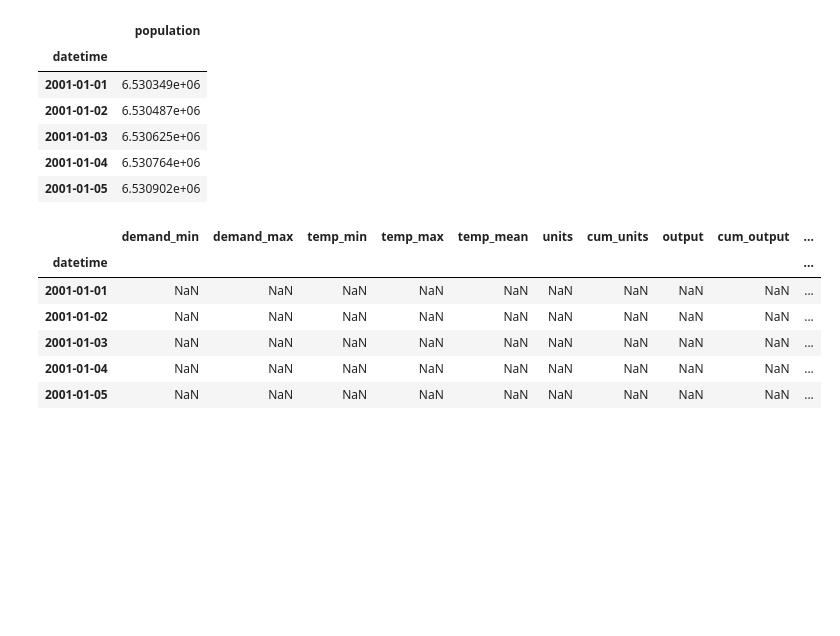
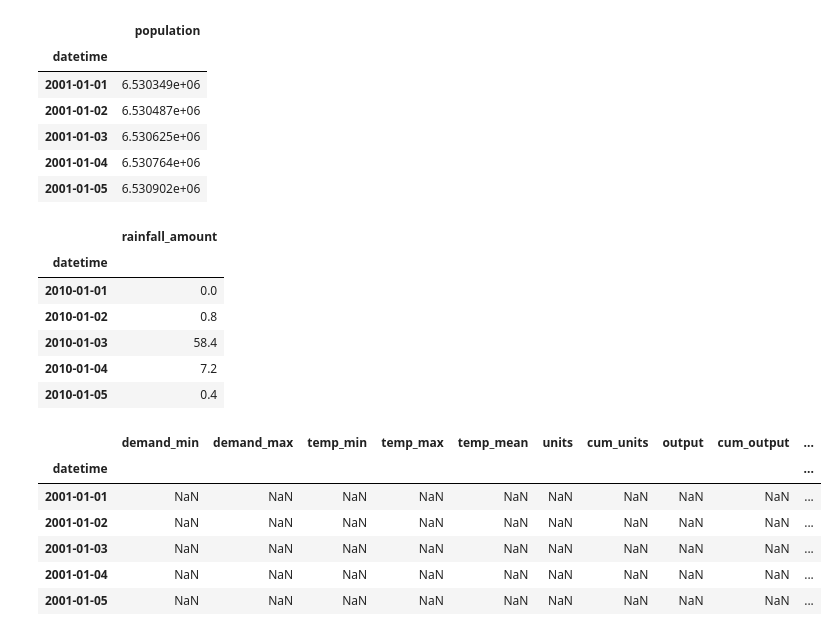
Before and after one commit to dmc-au/Team-A---Impacts-of-Household-PV-on-Grid-Demand, a Jupyter notebook: src/Modelling_1.ipynb, the cells around one changed output. Cells and saved outputs as stored; diff of their text form; code cells hidden in the pictures; blank space fills up the shorter version.

```diff
--- a/src/Modelling_1.ipynb
+++ b/src/Modelling_1.ipynb
@@ -83,6 +83,22 @@ pop_df.head()
 | 2001-01-03 | 6.530625e+06 |
 | 2001-01-04 | 6.530764e+06 |
 | 2001-01-05 | 6.530902e+06 |
+# %%
+# Import rain data
+rain_df = pd.read_csv('C:/Users/AUZL503978/Desktop/UNSW/2023_H2_ZZSC9020/data/all_data_rain.csv', header=0)
+rain_df['datetime'] = pd.to_datetime(rain_df['datetime'], format='%d/%m/%Y')
+rain_df = rain_df[["datetime", "rainfall_amount"]]
+rain_df.index = rain_df["datetime"]
+rain_df = rain_df.drop("datetime", axis=1)
+rain_df.head()
+# %% [output]
+|  | rainfall_amount |
+| datetime |  |
+| 2010-01-01 | 0.0 |
+| 2010-01-02 | 0.8 |
+| 2010-01-03 | 58.4 |
+| 2010-01-04 | 7.2 |
+| 2010-01-05 | 0.4 |
 # %%
 # Merge data frames and split into train/test sets. Start with untransformed data then add models with transformations eg sqrt(temp), ln(solar output)
 full_df = demand_df.merge(temp_df, on='datetime', how='outer')
```
Also changed, not shown: parts of 35 cells of this notebook, 1 other file.
